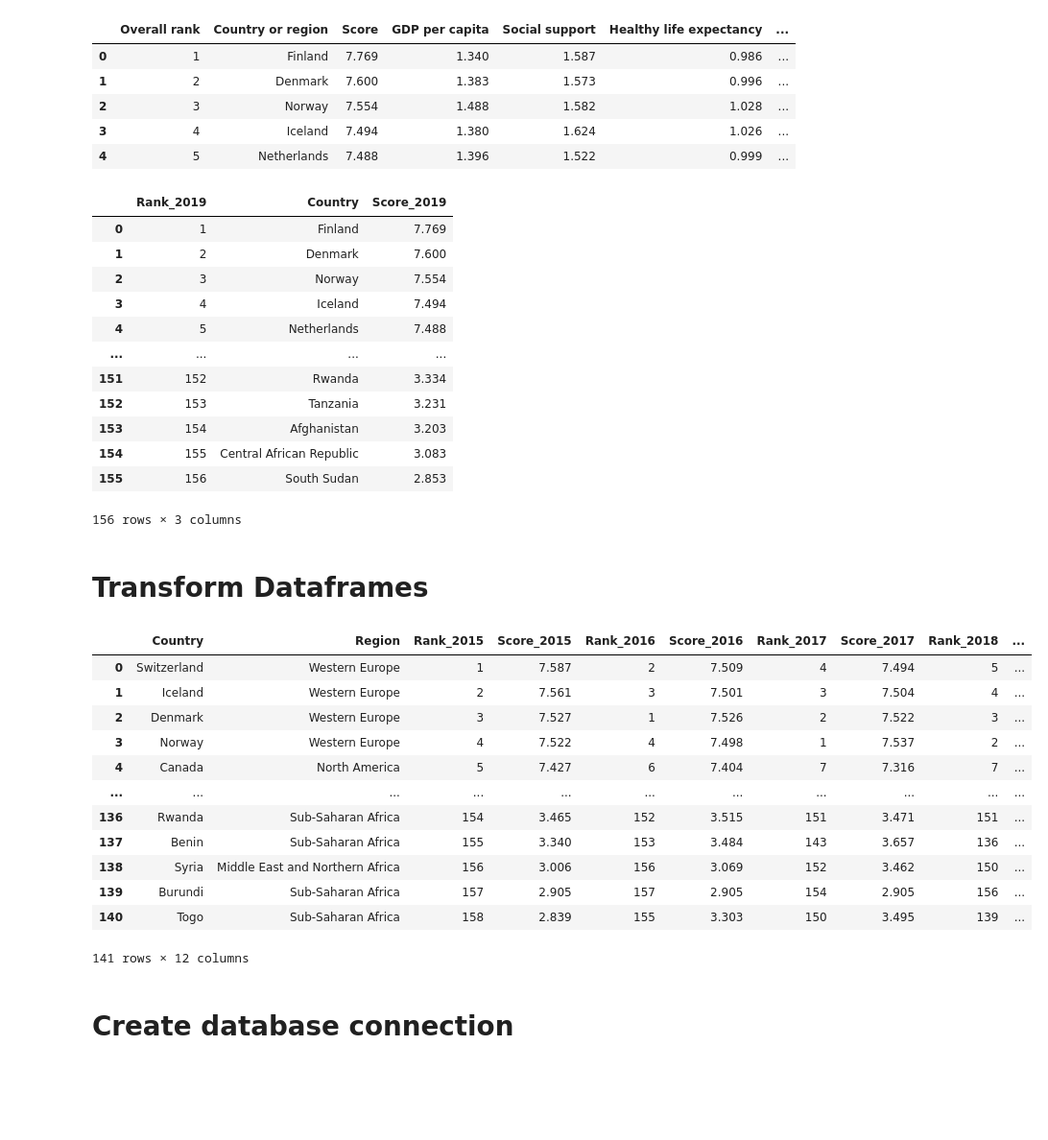
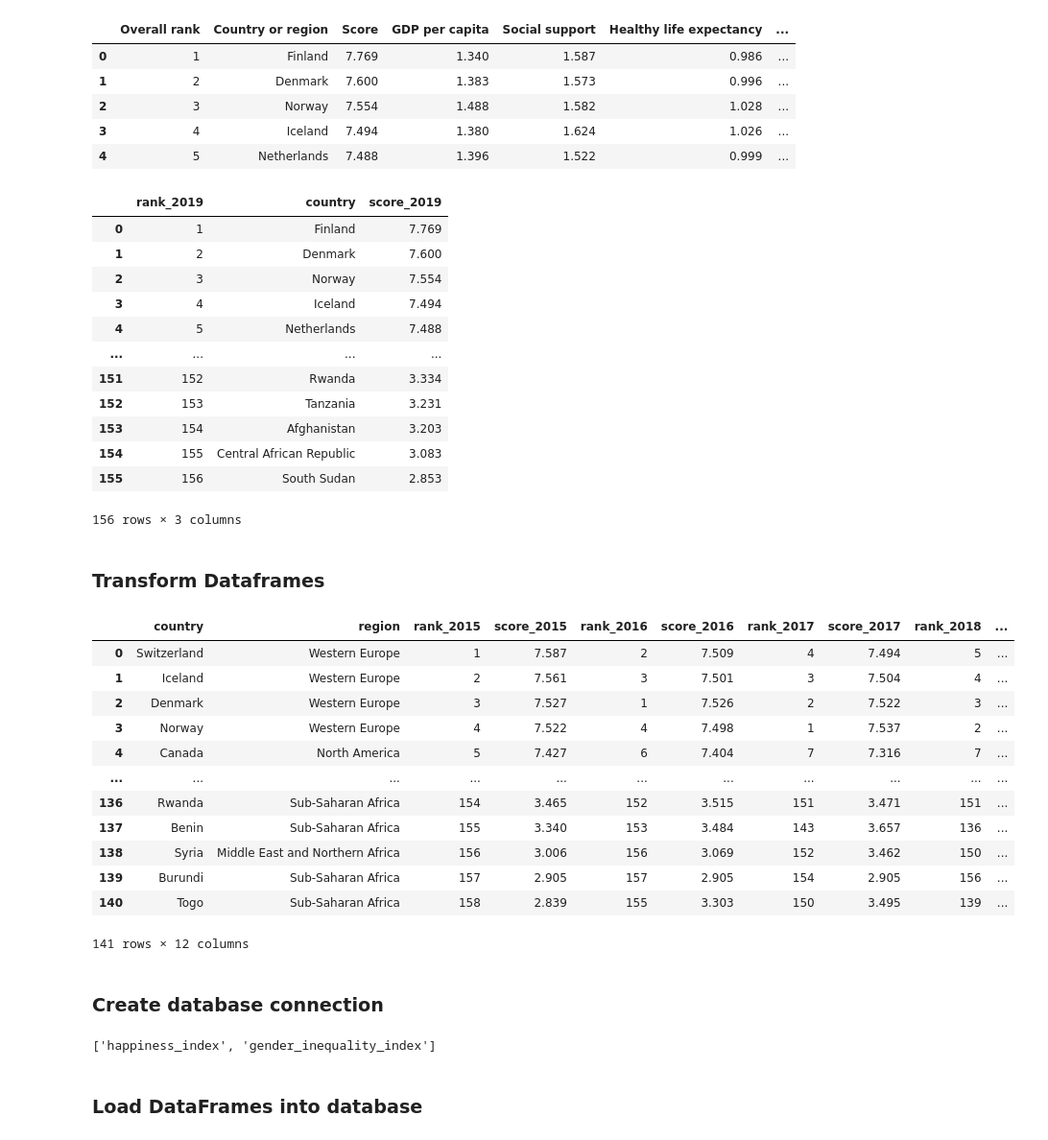
Before and after one commit to Serapbasaran/ETL-Project, a Jupyter notebook: Untitled.ipynb, the cells around one changed output. Shown: that part at 96% size. Cells and saved outputs as stored; diff of their text form; code cells hidden in the pictures; blank space fills up the shorter version.

```diff
--- a/Untitled.ipynb
+++ b/Untitled.ipynb
@@ -76,6 +77,6 @@ happiness_2016_df.head()
 # %%
 # Create data frame and drop unneccessary columns for 2016 happiness data
 happiness_2016 = happiness_2016_df[['Country','Happiness Rank','Happiness Score']]
-happiness_2016 = happiness_2016.rename(columns={"Happiness Rank":"Rank_2016","Happiness Score":"Score_2016"})
+happiness_2016 = happiness_2016.rename(columns={"Country":"country","Happiness Rank":"rank_2016","Happiness Score":"score_2016"})
 happiness_2016
 # %% [output]
@@ -105,6 +106,6 @@ happiness_2017_df.head()
 # %%
 # Create data frame and drop unneccessary columns for 2017 happiness data
 happiness_2017 = happiness_2017_df[['Country','Happiness.Rank','Happiness.Score']]
-happiness_2017 = happiness_2017.rename(columns={"Happiness.Rank":"Rank_2017","Happiness.Score":"Score_2017"})
+happiness_2017 = happiness_2017.rename(columns={"Country":"country","Happiness.Rank":"rank_2017","Happiness.Score":"score_2017"})
 happiness_2017
 # %% [output]
@@ -134,6 +135,6 @@ happiness_2018_df.head()
 # %%
 # Create data frame and drop unneccessary columns for 2018 happiness data
 happiness_2018 = happiness_2018_df[['Overall rank','Country or region','Score']]
-happiness_2018 = happiness_2018.rename(columns={"Overall rank":"Rank_2018","Country or region":"Country","Score":"Score_2018"})
+happiness_2018 = happiness_2018.rename(columns={"Overall rank":"rank_2018","Country or region":"country","Score":"score_2018"})
 happiness_2018
 # %% [output]
@@ -163,10 +164,10 @@ happiness_2019_df.head()
 # %%
 # Create data frame and drop unneccessary columns for 2018 happiness data
 happiness_2019 = happiness_2019_df[['Overall rank','Country or region','Score']]
-happiness_2019 = happiness_2019.rename(columns={"Overall rank":"Rank_2019","Country or region":"Country","Score":"Score_2019"})
+happiness_2019 = happiness_2019.rename(columns={"Overall rank":"rank_2019","Country or region":"country","Score":"score_2019"})
 happiness_2019
 # %% [output]
-|  | Rank_2019 | Country | Score_2019 |
+|  | rank_2019 | country | score_2019 |
 | 0 | 1 | Finland | 7.769 |
 | 1 | 2 | Denmark | 7.600 |
 | 2 | 3 | Norway | 7.554 |
@@ -180,15 +181,15 @@ happiness_2019
 | 155 | 156 | South Sudan | 2.853 |
 156 rows × 3 columns
 # %% [markdown]
-# Transform Dataframes
+### Transform Dataframes
 # %%
 # Combine all happiness data frames into one
 import functools
 happiness_overall = [happiness_2015,happiness_2016,happiness_2017,happiness_2018,happiness_2019]
-happiness_meta = functools.reduce(lambda left,right: pd.merge(left,right,on='Country'), happiness_overall)
+happiness_meta = functools.reduce(lambda left,right: pd.merge(left,right,on='country'), happiness_overall)
 happiness_meta
 # %% [output]
-|  | Country | Region | Rank_2015 | Score_2015 | Rank_2016 | Score_2016 | Rank_2017 | Score_2017 | Rank_2018 | ... |
+|  | country | region | rank_2015 | score_2015 | rank_2016 | score_2016 | rank_2017 | score_2017 | rank_2018 | ... |
 | 0 | Switzerland | Western Europe | 1 | 7.587 | 2 | 7.509 | 4 | 7.494 | 5 | ... |
 | 1 | Iceland | Western Europe | 2 | 7.561 | 3 | 7.501 | 3 | 7.504 | 4 | ... |
 | 2 | Denmark | Western Europe | 3 | 7.527 | 1 | 7.526 | 2 | 7.522 | 3 | ... |
@@ -202,4 +203,4 @@ happiness_meta
 | 140 | Togo | Sub-Saharan Africa | 158 | 2.839 | 155 | 3.303 | 150 | 3.495 | 139 | ... |
 141 rows × 12 columns
 # %% [markdown]
-# Create database connection
+### Create database connection
@@ -205,0 +210,7 @@ happiness_meta
+# %%
+# Confirm tables
+engine.table_names()
+# %% [output]
+['happiness_index', 'gender_inequality_index']
+# %% [markdown]
+### Load DataFrames into database
```
Also changed, not shown: parts of 12 cells of this notebook.
